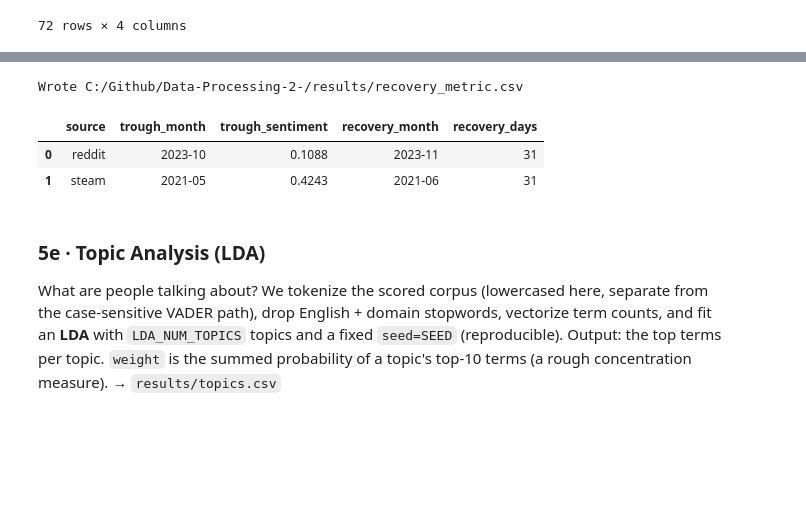
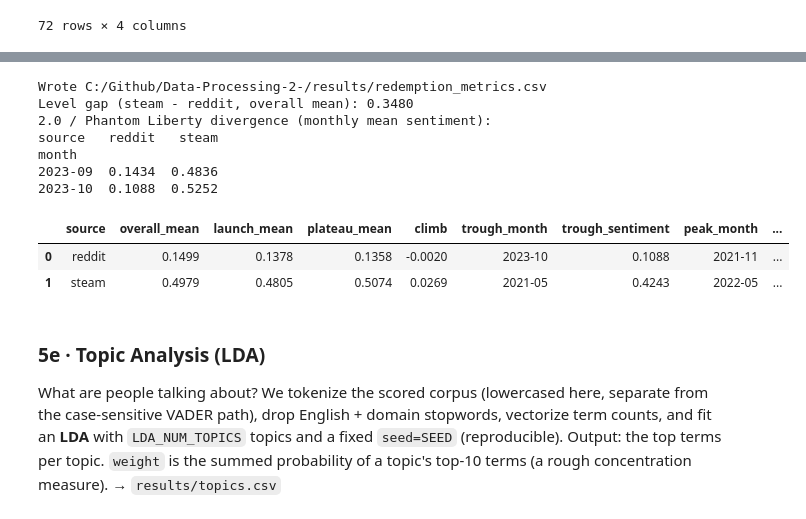
Before and after one commit to luwu5-bit/Sentiment-Analysis-Cyberpunk2077, a Jupyter notebook: notebooks/pipeline.ipynb, the cells around one changed output, grey strips where cells are left out. Drawn from its saved outputs; the diff is of its cells as text; code cells hidden in the pictures; blank space fills up the shorter version.

```diff
--- a/notebooks/pipeline.ipynb
+++ b/notebooks/pipeline.ipynb
@@ -833,38 +861,61 @@ launch crisis. We operationalize "recovery" as: the first month *after* each sou
 # %%
+# AI-assisted (Claude Code) — see the AI Usage Declaration at the top of this notebook
 # -------------------------------------------------------------
-# 5d · Recovery metric (CORE THESIS) -> results/recovery_metric.csv
-# Per source: locate the sentiment trough, then the first later month whose mean
-# returns to >= RECOVERY_TARGET (neutral). recovery_days = gap between the two
-# month-starts. Comparing recovery_days across sources tests the thesis.
+# 5d · Redemption & divergence metrics -> results/redemption_metrics.csv
+# Monthly mean sentiment never goes negative (the launch crisis is a VOLUME shock,
+# see 5b), so a "return to >= 0" recovery is meaningless. Instead we quantify the
+# asymmetric redemption per source:
+#   - overall_mean : the persistent level gap (Steam >> Reddit)
+#   - launch_mean  : mean over the launch quarter (Dec 2020 - Feb 2021)
+#   - plateau_mean : mean over the final year (2023)
+#   - climb        : plateau_mean - launch_mean (positive = redemption)
+#   - trough/peak  : each source's extreme months
+# Plus the 2.0 / Phantom Liberty divergence (Sep-Oct 2023), printed for the report.
 # -------------------------------------------------------------
-RECOVERY_TARGET = 0.0   # "recovered" = monthly mean compound sentiment back to non-negative
+LAUNCH_MONTHS = ["2020-12", "2021-01", "2021-02"]    # launch quarter
+PLATEAU_YEAR  = "2023"                                # final-year plateau
 
 rows = []
-for src, grp in ts.sort_values("month_dt").groupby("source"):
-    g = grp.reset_index(drop=True)
-    i_tr = int(g["mean_sentiment"].idxmin())
-    after = g.loc[i_tr + 1:]
-    rec = after[after["mean_sentiment"] >= RECOVERY_TARGET].head(1)
-    if len(rec):
-        recovery_month = rec.iloc[0]["month"]
-        recovery_days = int((rec.iloc[0]["month_dt"] - g.loc[i_tr, "month_dt"]).days)
-    else:
-        recovery_month, recovery_days = None, None   # no recovery within the window
-    rows.append({"source": src,
-                 "trough_month": g.loc[i_tr, "month"],
-                 "trough_sentiment": round(float(g.loc[i_tr, "mean_sentiment"]), 4),
-                 "recovery_month": recovery_month,
-                 "recovery_days": recovery_days})
+for src, g in ts.sort_values("month_dt").groupby("source"):
+    launch_mean  = g.loc[g["month"].isin(LAUNCH_MONTHS), "mean_sentiment"].mean()
+    plateau_mean = g.loc[g["month"].str.startswith(PLATEAU_YEAR), "mean_sentiment"].mean()
+    i_tr = g["mean_sentiment"].idxmin()
+    i_pk = g["mean_sentiment"].idxmax()
+    rows.append({
+        "source": src,
+        "overall_mean": round(float(g["mean_sentiment"].mean()), 4),
+        "launch_mean": round(float(launch_mean), 4),
+        "plateau_mean": round(float(plateau_mean), 4),
+        "climb": round(float(plateau_mean - launch_mean), 4),
+        "trough_month": g.loc[i_tr, "month"],
+        "trough_sentiment": round(float(g.loc[i_tr, "mean_sentiment"]), 4),
+        "peak_month": g.loc[i_pk, "month"],
+        "peak_sentiment": round(float(g.loc[i_pk, "mean_sentiment"]), 4),
+    })
+redemption = pd.DataFrame(rows)
+redemption.to_csv(RESULTS + "redemption_metrics.csv", index=False)
+print("Wrote", RESULTS + "redemption_metrics.csv")
 
-recovery = pd.DataFrame(rows)
-recovery.to_csv(RESULTS + "recovery_metric.csv", index=False)
-print("Wrote", RESULTS + "recovery_metric.csv")
-recovery
+# Persistent level gap + 2.0 / Phantom Liberty divergence (Sep-Oct 2023).
+_m = redemption.set_index("source")["overall_mean"]
+if {"steam", "reddit"} <= set(_m.index):
+    print(f"Level gap (steam - reddit, overall mean): {_m['steam'] - _m['reddit']:.4f}")
+div = (ts[ts["month"].isin(["2023-09", "2023-10"])]
+       .pivot_table(index="month", columns="source", values="mean_sentiment"))
+print("2.0 / Phantom Liberty divergence (monthly mean sentiment):")
+print(div.round(4))
+redemption
 # %% [output]
-Wrote C:/Github/Data-Processing-2-/results/recovery_metric.csv
+Wrote C:/Github/Data-Processing-2-/results/redemption_metrics.csv
+Level gap (steam - reddit, overall mean): 0.3480
+2.0 / Phantom Liberty divergence (monthly mean sentiment):
+source   reddit   steam
+month
+2023-09  0.1434  0.4836
+2023-10  0.1088  0.5252
-|  | source | trough_month | trough_sentiment | recovery_month | recovery_days |
-| 0 | reddit | 2023-10 | 0.1088 | 2023-11 | 31 |
-| 1 | steam | 2021-05 | 0.4243 | 2021-06 | 31 |
+|  | source | overall_mean | launch_mean | plateau_mean | climb | trough_month | trough_sentiment | peak_month | ... |
+| 0 | reddit | 0.1499 | 0.1378 | 0.1358 | -0.0020 | 2023-10 | 0.1088 | 2021-11 | ... |
+| 1 | steam | 0.4979 | 0.4805 | 0.5074 | 0.0269 | 2021-05 | 0.4243 | 2022-05 | ... |
 # %% [markdown]
 ### 5e · Topic Analysis (LDA)
 
```
Also changed, not shown: parts of 32 cells of this notebook, 13 other files.
